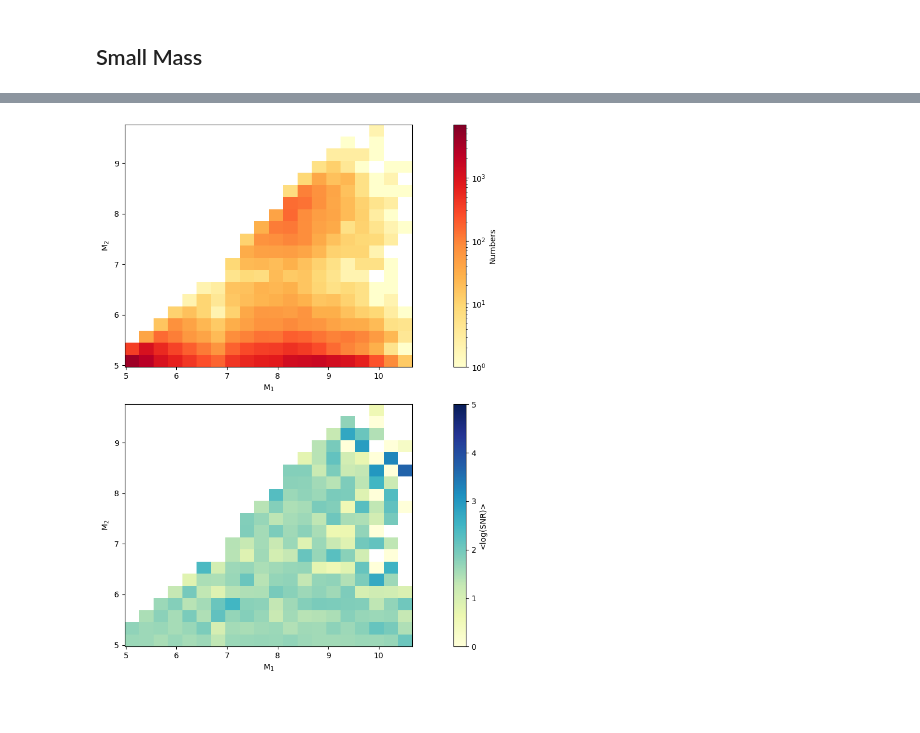
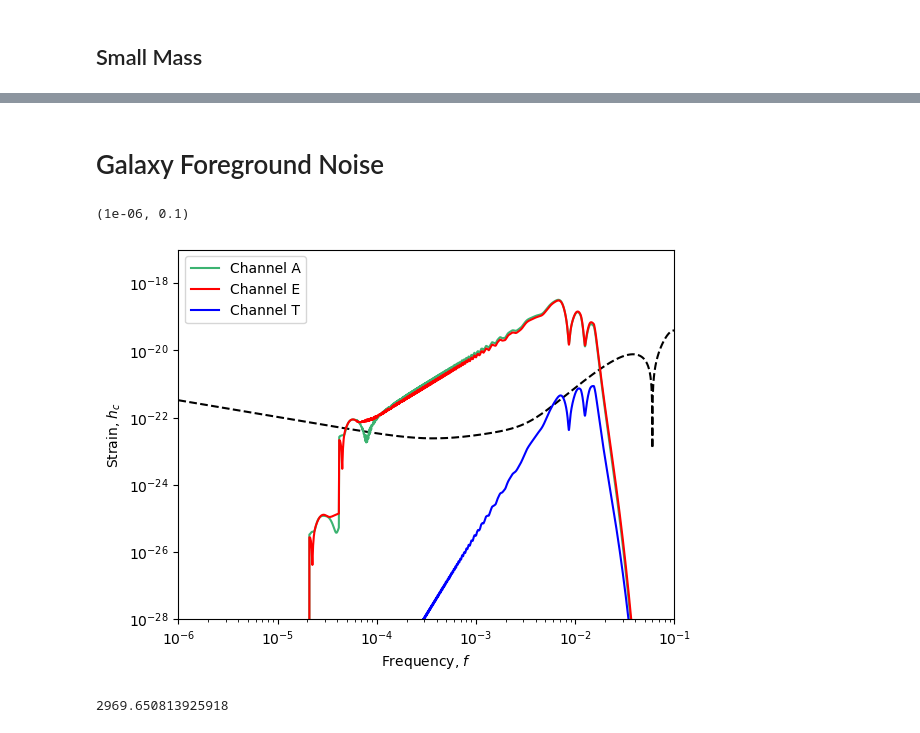
Before and after one commit to Thirtha17/SMBH-Merger-SNR-calculation-with-LISA, a Jupyter notebook: SMBH Merger Analysis for Cosmological Simulations TNG-300.ipynb, the cells around one changed output, grey strips where cells are left out. Cells and saved outputs as stored; diff of their text form; code cells hidden in the pictures; blank space fills up the shorter version.

Commit message:
Galactic Foreground Noise (4 Years)

```diff
--- a/SMBH Merger Analysis for Cosmological Simulations TNG-300.ipynb
+++ b/SMBH Merger Analysis for Cosmological Simulations TNG-300.ipynb
@@ -641,6 +735,6 @@ snr_reduced=SNR_calc(**reduced_random_pop1)
 rand_reduced_M_1=reduced_random_pop1['m1']
 rand_reduced_M_2=reduced_random_pop1['m2']
 # %%
-avg_hist(np.log10(rand_reduced_M_1),np.log10(rand_reduced_M_2),np.array(snr_reduced),labelx='M$_1$',labely='M$_2$',labelz='<log(SNR)>', logweight=True,vmin=0,vmax=5)
+# avg_hist(np.log10(rand_reduced_M_1),np.log10(rand_reduced_M_2),np.array(snr_reduced),labelx='M$_1$',labely='M$_2$',labelz='<log(SNR)>', logweight=True,vmin=0,vmax=5)
-# %% [output]
-[figure, removed]
+# %% [markdown]
+# Galaxy Foreground Noise
@@ -646,0 +785,19 @@ avg_hist(np.log10(rand_reduced_M_1),np.log10(rand_reduced_M_2),np.array(snr_redu
+# %%
+fn = np.logspace(-6, -1, 10000)
+Sn_char_strain = get_sensitivity(fn, sens_fn="E1TDISens", return_type="char_strain")
+plt.loglog(fn, Sn_char_strain,'--', c='black')
+plt.loglog(1e-3,1e-20,c='navy')
+
+
+
+plt.loglog(freqs, freqs * np.abs(AET[0,0]),c='mediumseagreen',label='Channel A' )
+plt.loglog(freqs, freqs * np.abs(AET[0,1]),c='red',label='Channel E')
+plt.loglog(freqs, freqs * np.abs(AET[0,2]),c='b',label='Channel T')
+plt.xlabel('Frequency, $f$')
+plt.ylabel('Strain, $h_c$')
+plt.legend()
+plt.ylim(1e-28,1e-17)
+plt.xlim(1e-6,1e-1)
+# %% [output]
+(1e-06, 0.1)
+[figure, added]
@@ -646,0 +814,4 @@ avg_hist(np.log10(rand_reduced_M_1),np.log10(rand_reduced_M_2),np.array(snr_redu
+# %%
+analysis.snr()
+# %% [output]
+2969.650813925918
```
Also changed, not shown: parts of 45 cells of this notebook, 2 other files.
